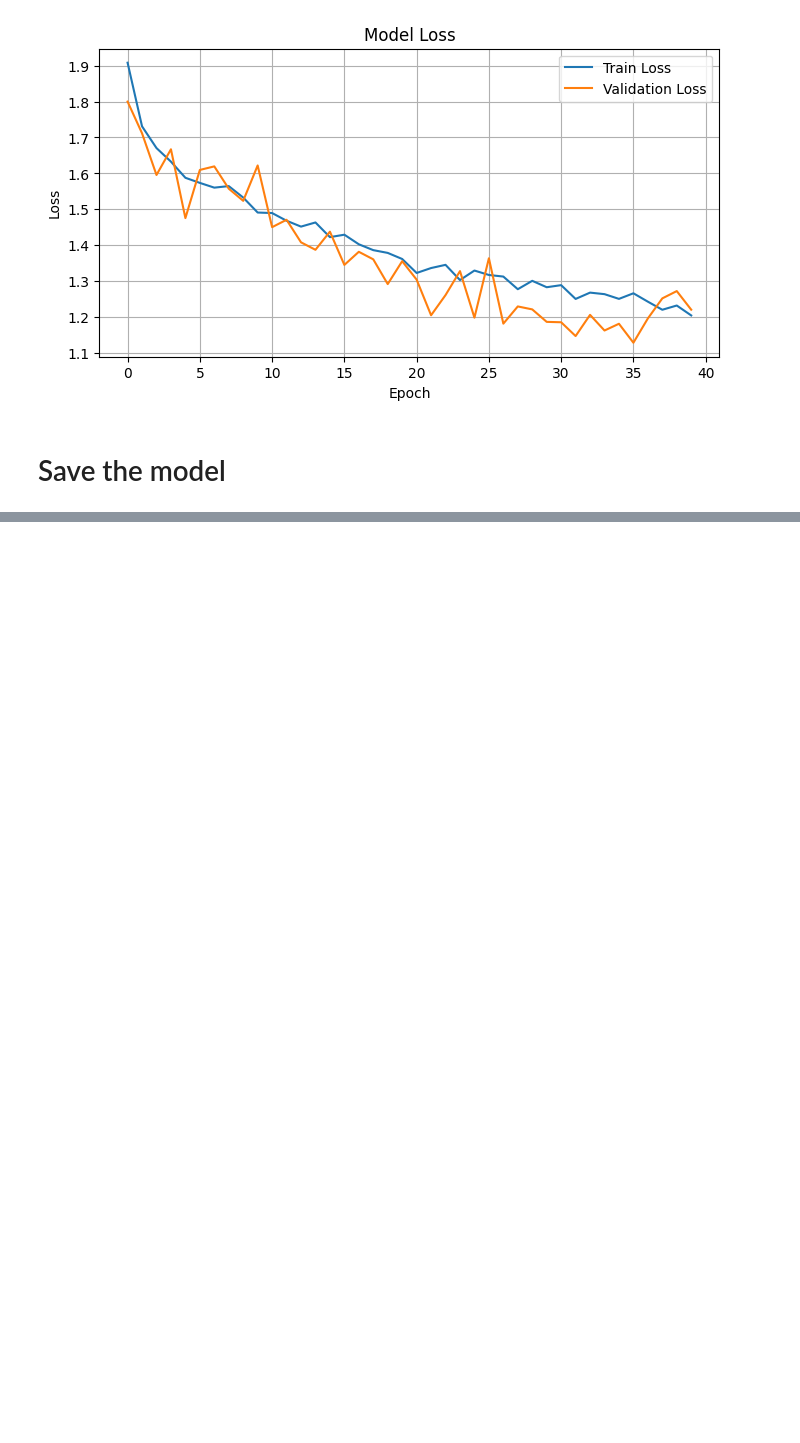
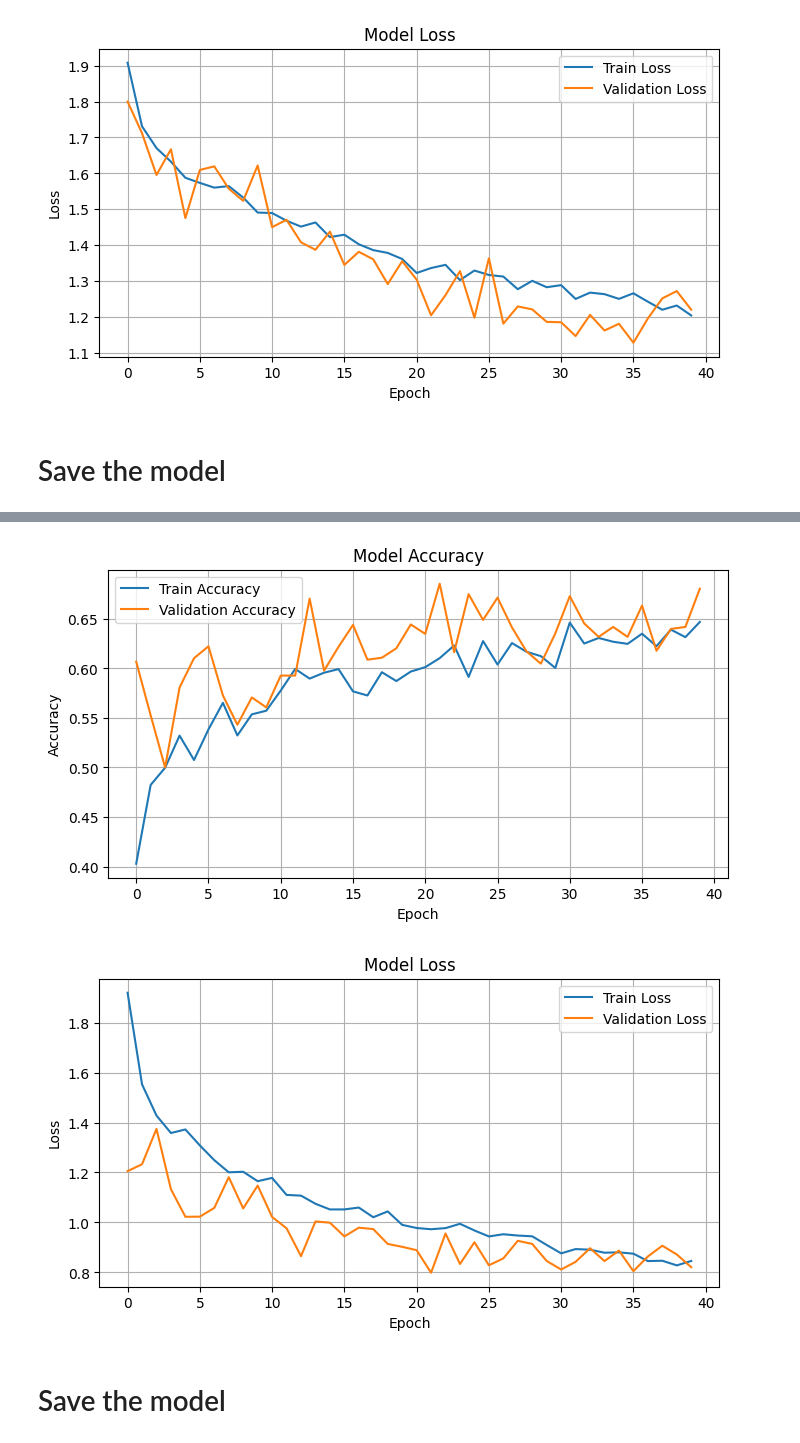
Before and after one commit to OshadhaWijerathne/Skin-Lesion-Classifier, a Jupyter notebook: notebooks/EDA and Model Training.ipynb, the cells around one changed output, grey strips where cells are left out. Cells and saved outputs as stored; diff of their text form; code cells hidden in the pictures; blank space fills up the shorter version.

Commit message:
DenseNet121 Model Training

```diff
--- a/notebooks/EDA and Model Training.ipynb
+++ b/notebooks/EDA and Model Training.ipynb
@@ -370,0 +421,8 @@ model.save("VGG16_skin_lesion_model.keras")
+# %%
+x = base_model.output
+x = Flatten()(x)
+x = Dense(256,activation='relu')(x)
+x = Dropout(0.5)(x)
+output_layer = Dense(num_classes,activation="softmax")(x)
+
+model = Model(inputs=base_model.input,outputs=output_layer)
@@ -370,0 +431,6 @@ model.save("VGG16_skin_lesion_model.keras")
+# %%
+model.compile(
+    loss="categorical_crossentropy",
+    optimizer=Adam(learning_rate=1e-4),
+    metrics=['accuracy']
+)
@@ -370,0 +478,8 @@ model.save("VGG16_skin_lesion_model.keras")
+# %%
+history = model.fit(
+    train_generator,
+    validation_data=val_generator,
+    epochs=40,
+    class_weight=class_weights,
+    #callbacks=[early_stop]
+)
@@ -370,0 +504,27 @@ model.save("VGG16_skin_lesion_model.keras")
+# %%
+# Plot accuracy
+plt.figure(figsize=(8, 4))
+plt.plot(history.history['accuracy'], label='Train Accuracy')
+plt.plot(history.history['val_accuracy'], label='Validation Accuracy')
+plt.title('Model Accuracy')
+plt.xlabel('Epoch')
+plt.ylabel('Accuracy')
+plt.legend()
+plt.grid(True)
+plt.show()
+
+# Plot loss
+plt.figure(figsize=(8, 4))
+plt.plot(history.history['loss'], label='Train Loss')
+plt.plot(history.history['val_loss'], label='Validation Loss')
+plt.title('Model Loss')
+plt.xlabel('Epoch')
+plt.ylabel('Loss')
+plt.legend()
+plt.grid(True)
+plt.show()
+# %% [output]
+[figure, added]
+[figure, added]
+# %% [markdown]
+# Save the model
```
Also changed, not shown: parts of 12 cells of this notebook.
